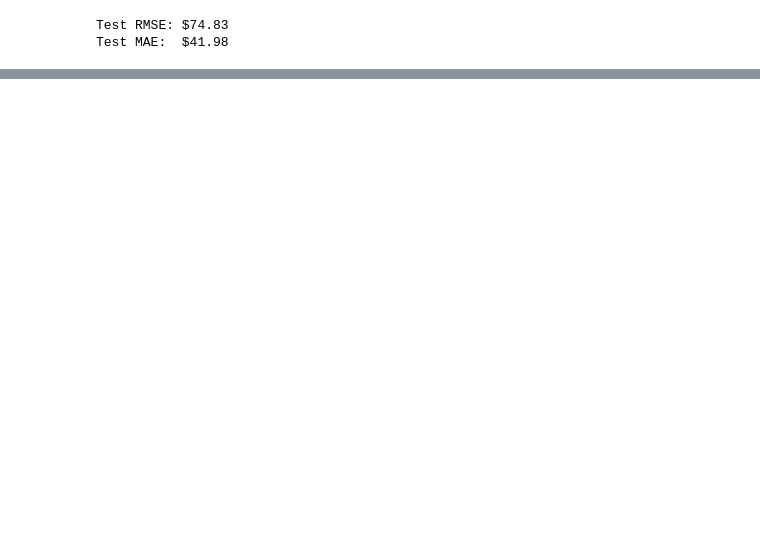
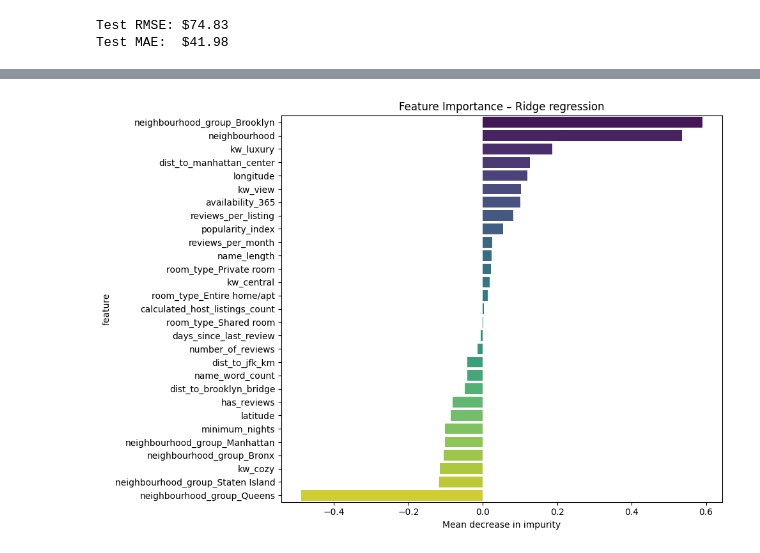
Before and after one commit to Handras18/New-York-City-Airbnb, a Jupyter notebook: 04_modeling.ipynb, the cells around one changed output, grey strips where cells are left out. Drawn from its saved outputs; the diff is of its cells as text; code cells hidden in the pictures; blank space fills up the shorter version.

```diff
--- a/04_modeling.ipynb
+++ b/04_modeling.ipynb
@@ -151,0 +187,9 @@ Test MAE:  $41.98
+# %%
+plt.figure(figsize=(10,7))
+sns.barplot(data=coef_df, x='importance', y='feature',hue='feature',palette='viridis',legend=False)
+plt.title('Feature Importance – Ridge regression')
+plt.xlabel('Mean decrease in impurity')
+plt.tight_layout()
+plt.show()
+# %% [output]
+[figure, added]
```
Also changed, not shown: parts of 19 cells of this notebook.
